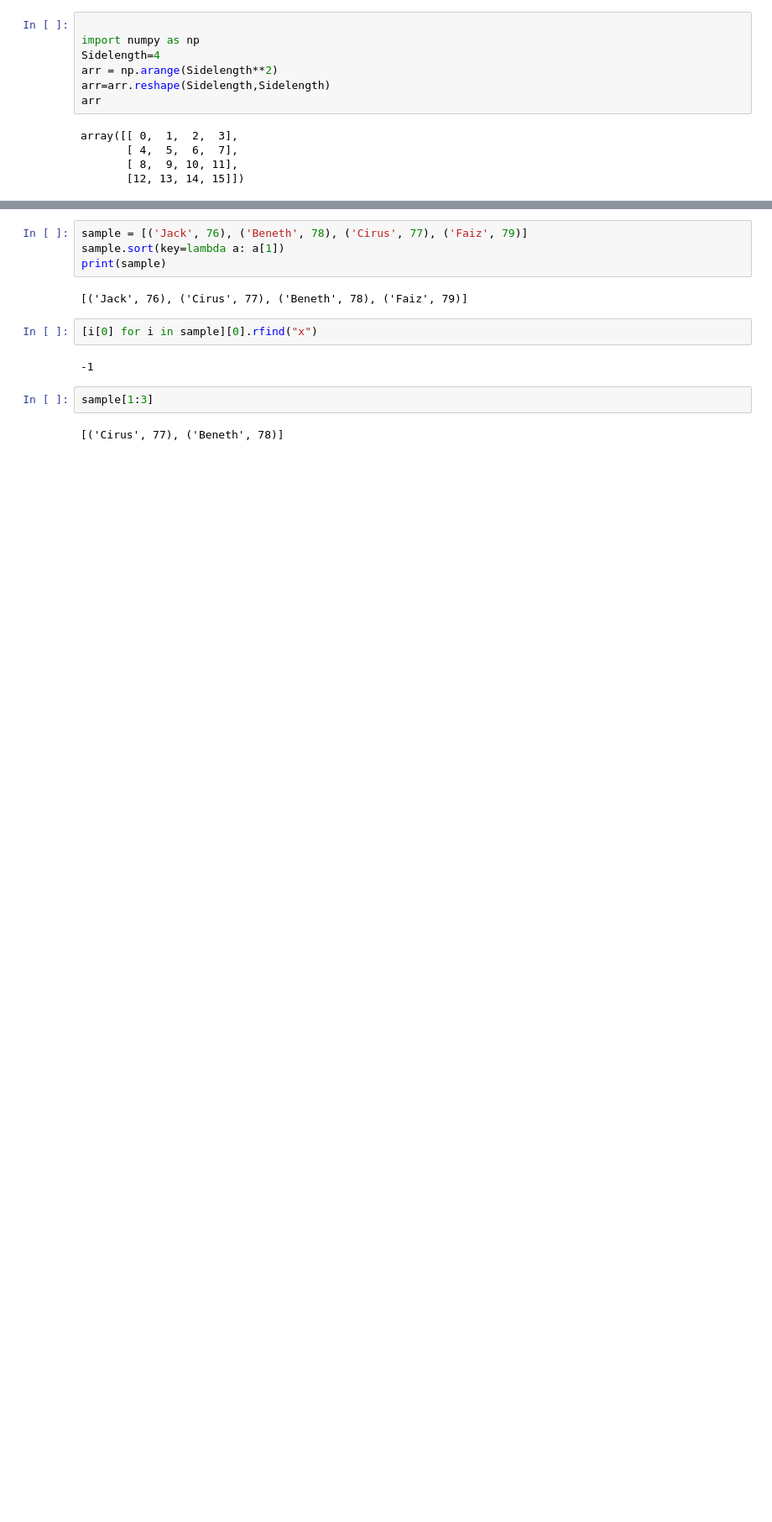
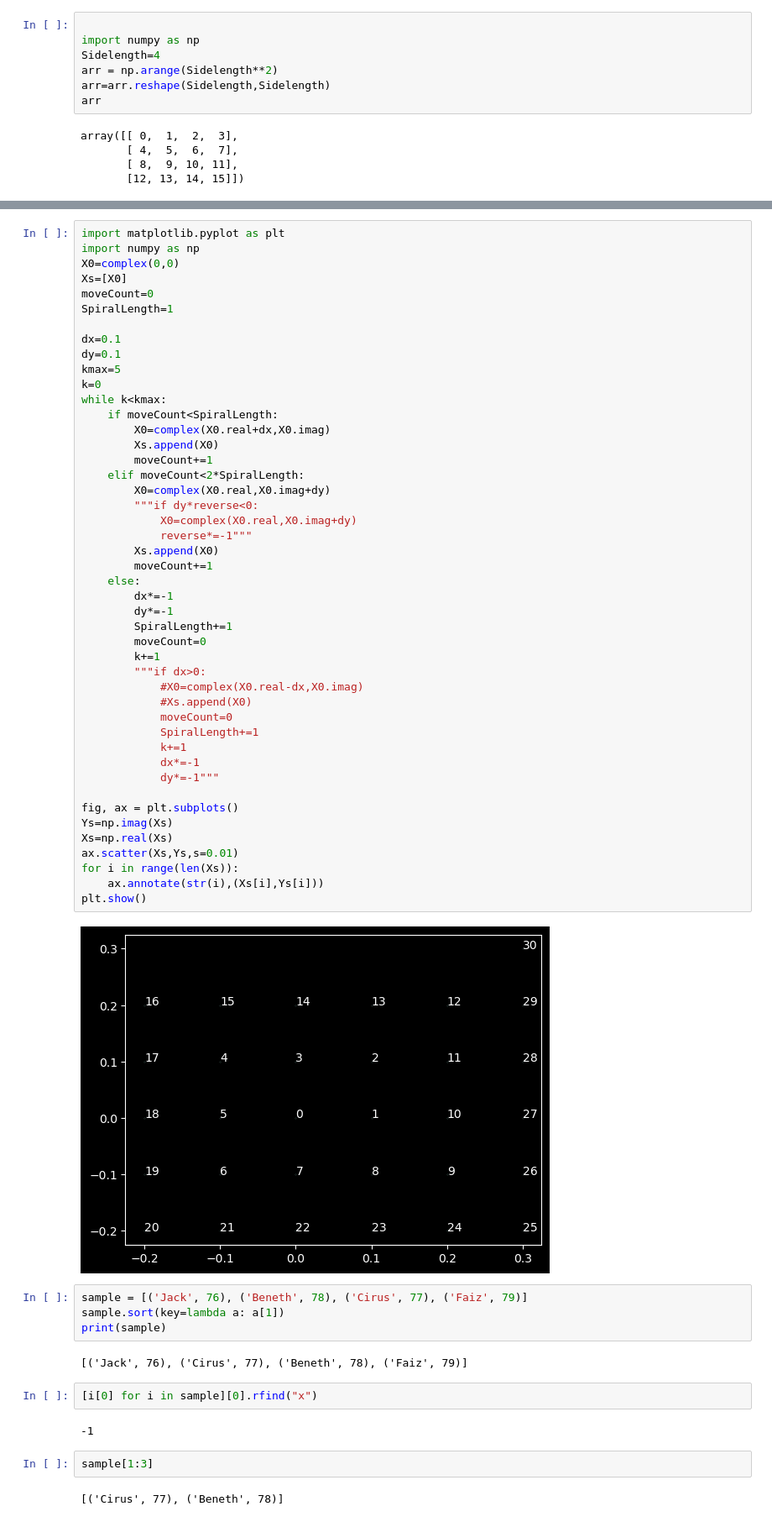
Before and after one commit to 11Kclarke/Fractal-Viewer, a Jupyter notebook: testnotebook.ipynb, the cells around one changed output, grey strips where cells are left out. Shown at 84% size. Saved outputs shown, nothing was run; the diff lists cells and outputs as text; blank space fills up the shorter version.

```diff
--- a/testnotebook.ipynb
+++ b/testnotebook.ipynb
@@ -13,3 +46,51 @@ array([[ 0,  1,  2,  3],
+# %%
+import matplotlib.pyplot as plt
+import numpy as np
+X0=complex(0,0)
+Xs=[X0]
+moveCount=0
+SpiralLength=1
+
+dx=0.1
+dy=0.1
+kmax=5
+k=0
+while k<kmax:
+    if moveCount<SpiralLength:
+        X0=complex(X0.real+dx,X0.imag)
+        Xs.append(X0)
+        moveCount+=1
+    elif moveCount<2*SpiralLength:
+        X0=complex(X0.real,X0.imag+dy)
+        """if dy*reverse<0:
+            X0=complex(X0.real,X0.imag+dy)
+            reverse*=-1"""
+        Xs.append(X0)
+        moveCount+=1
+    else:
+        dx*=-1
+        dy*=-1
+        SpiralLength+=1
+        moveCount=0
+        k+=1
+        """if dx>0:
+            #X0=complex(X0.real-dx,X0.imag)
+            #Xs.append(X0)
+            moveCount=0
+            SpiralLength+=1
+            k+=1
+            dx*=-1
+            dy*=-1"""
+
+fig, ax = plt.subplots()
+Ys=np.imag(Xs)
+Xs=np.real(Xs)
+ax.scatter(Xs,Ys,s=0.01)
+for i in range(len(Xs)):
+    ax.annotate(str(i),(Xs[i],Ys[i]))
+plt.show()
+# %% [output]
+[figure, added]
 # %%
 sample = [('Jack', 76), ('Beneth', 78), ('Cirus', 77), ('Faiz', 79)]
 sample.sort(key=lambda a: a[1])
```
Also changed, not shown: parts of 1 cell of this notebook, 6 other files.
